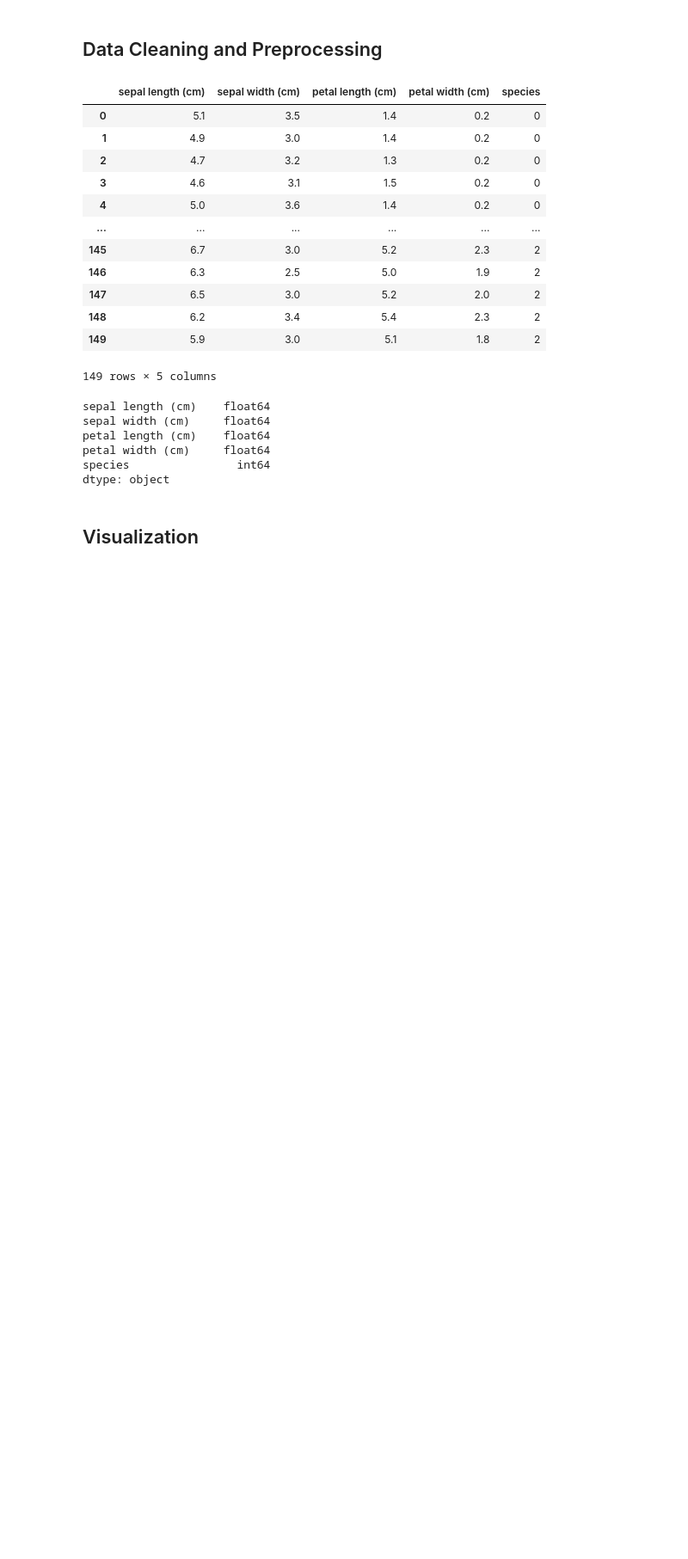
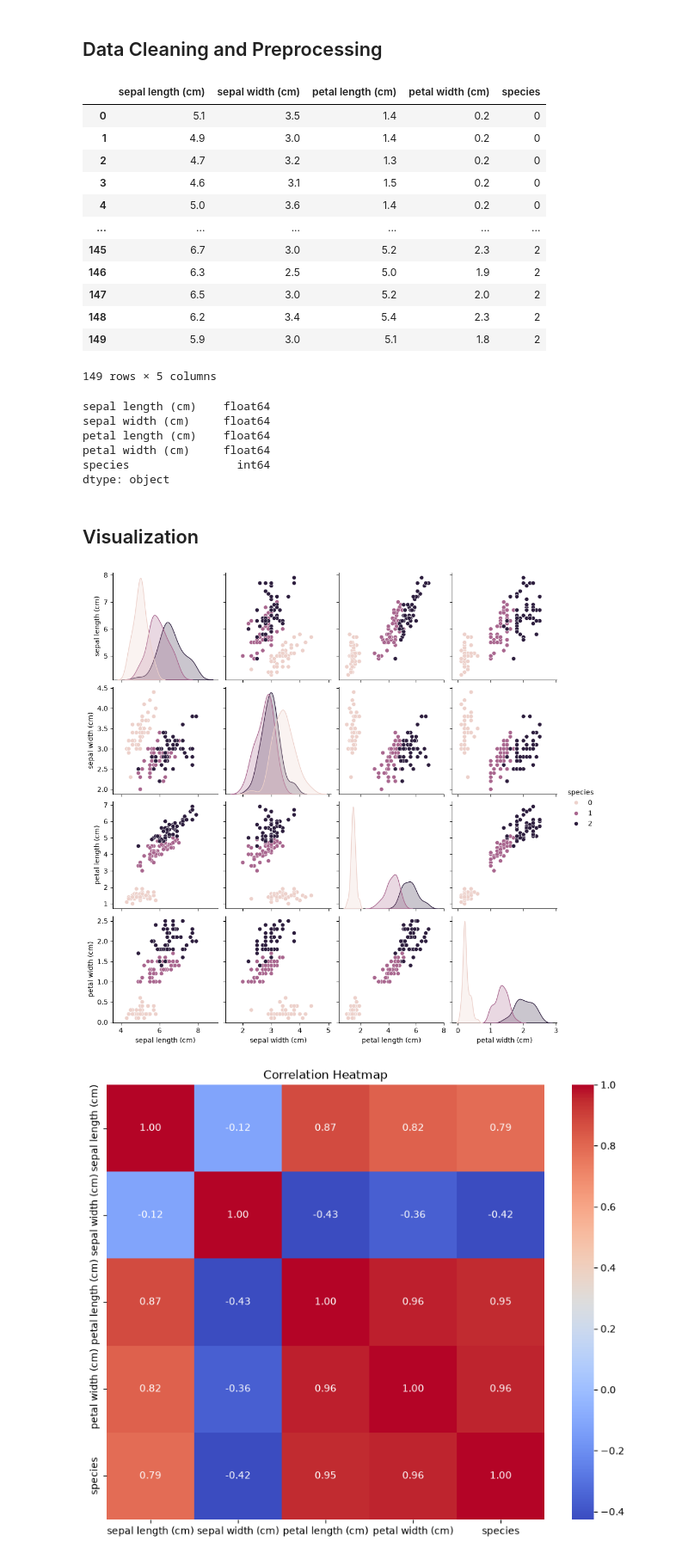
Before and after one commit to mwaniki-95/Production-Functions, a Jupyter notebook: test.ipynb, the cells around one changed output. Shown at 86% size. Cells and saved outputs as stored; diff of their text form; code cells hidden in the pictures; blank space fills up the shorter version.

```diff
--- a/test.ipynb
+++ b/test.ipynb
@@ -417,12 +417,16 @@ display(Markdown("## Visualization"))   # renders a heading --- IGNORE ---
 # %%
 def visualize_data(df: pd.DataFrame) -> None:
     """Visualize the DataFrame using pairplot and heatmap."""
-
 
     sns.pairplot(df, hue="species")
     plt.show()
 
     plt.figure(figsize=(10, 8))
     sns.heatmap(df.corr(), annot=True, cmap="coolwarm", fmt=".2f")
     plt.title("Correlation Heatmap")
     plt.show()
+
+visualize_data(iris_df_cleaned)
+# %% [output]
+[figure, added]
+[figure, added]
```
Also changed, not shown: 1 other file.
